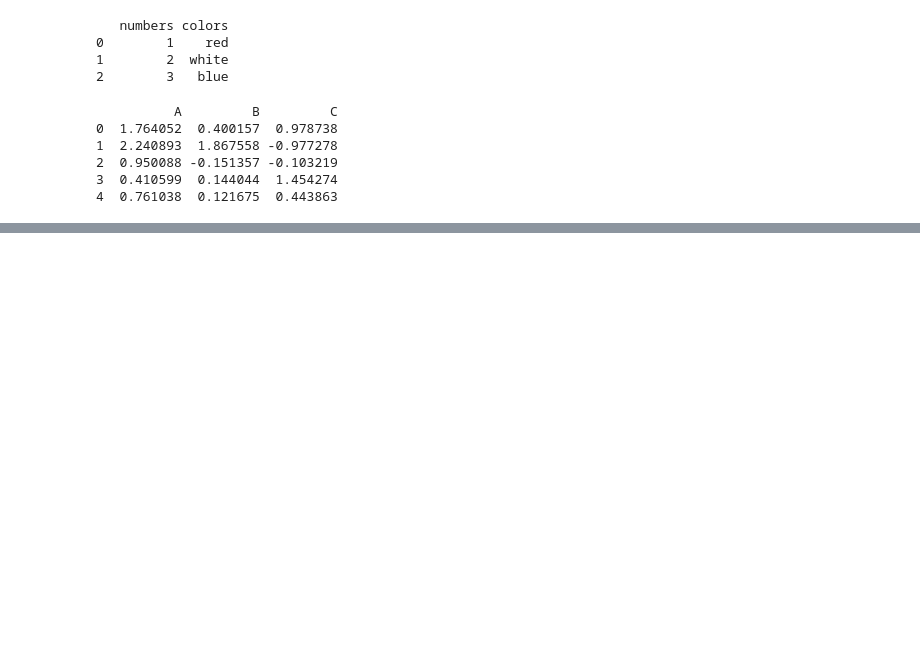
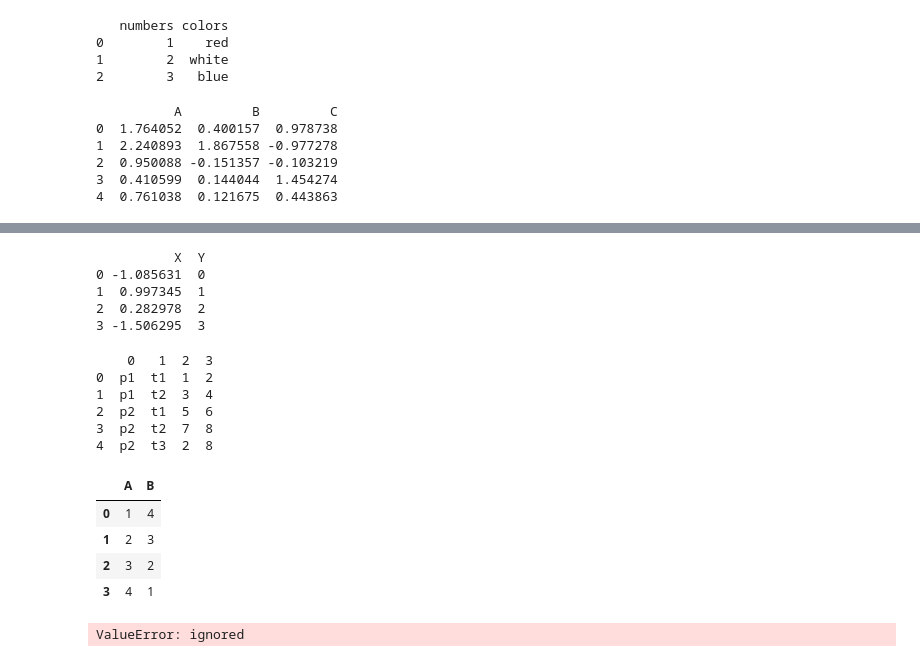
Before and after one commit to rajarameshchindu/datascience, a Jupyter notebook: Pandas.ipynb, the cells around one changed output, grey strips where cells are left out. Drawn from its saved outputs; the diff is of its cells as text; code cells hidden in the pictures; blank space fills up the shorter version.

```diff
--- a/Pandas.ipynb
+++ b/Pandas.ipynb
@@ -584,0 +678,48 @@ print(df)
+# %%
+print(df)
+# %% [output]
+          X  Y
+0 -1.085631  0
+1  0.997345  1
+2  0.282978  2
+3 -1.506295  3
+# %%
+import pandas as pd
+data = [
+('p1', 't1', 1, 2),
+('p1', 't2', 3, 4),
+('p2', 't1', 5, 6),
+('p2', 't2', 7, 8),
+('p2', 't3', 2, 8)
+]
+df = pd.DataFrame(data)
+print(df)
+# %% [output]
+    0   1  2  3
+0  p1  t1  1  2
+1  p1  t2  3  4
+2  p2  t1  5  6
+3  p2  t2  7  8
+4  p2  t3  2  8
+# %%
+import pandas as pd
+# Create DF from dict of lists/ndarrays
+df = pd.DataFrame({'A' : [1, 2, 3, 4],
+'B' : [4, 3, 2, 1]})
+df
+# Output:
+# A B
+# 0 1 4
+# 1 2 3
+# 2 3 2
+# 3 4 1
+# %% [output]
+|  | A | B |
+| 0 | 1 | 4 |
+| 1 | 2 | 3 |
+| 2 | 3 | 2 |
+| 3 | 4 | 1 |
+# %%
+df = pd.DataFrame({'A' : [1, 2, 3, 4], 'B' : [5, 5, 5]}) # a ValueError is raised
+# %% [output]
+ValueError: ignored
```
Also changed, not shown: parts of 12 cells of this notebook.
